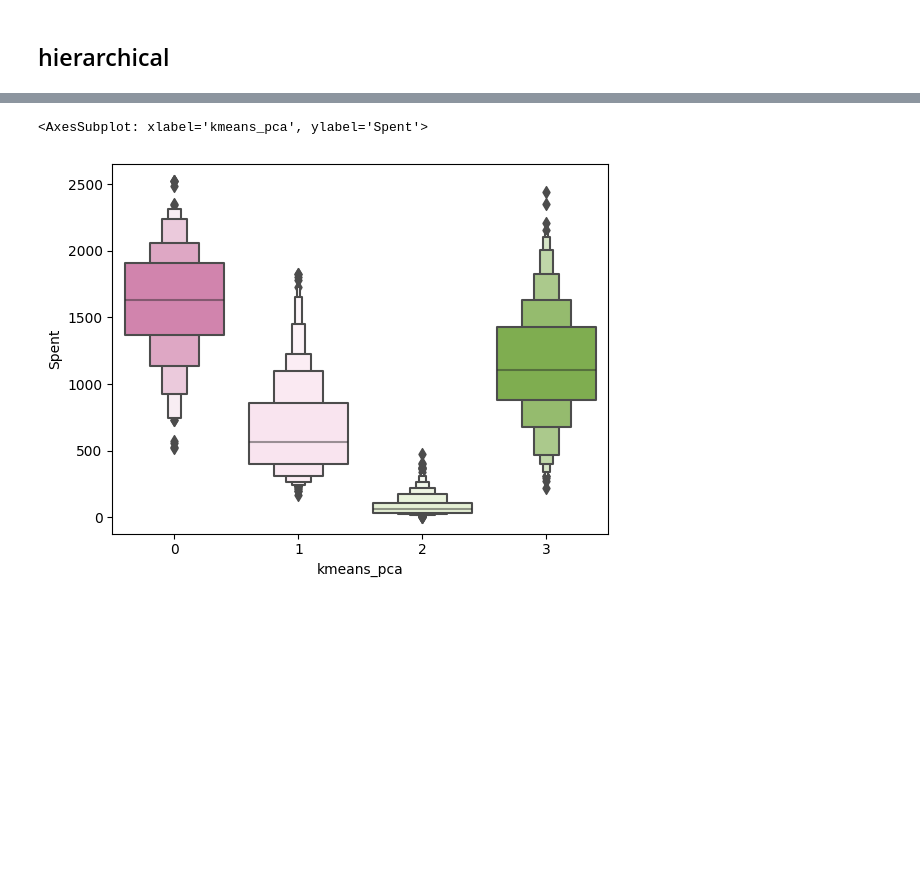
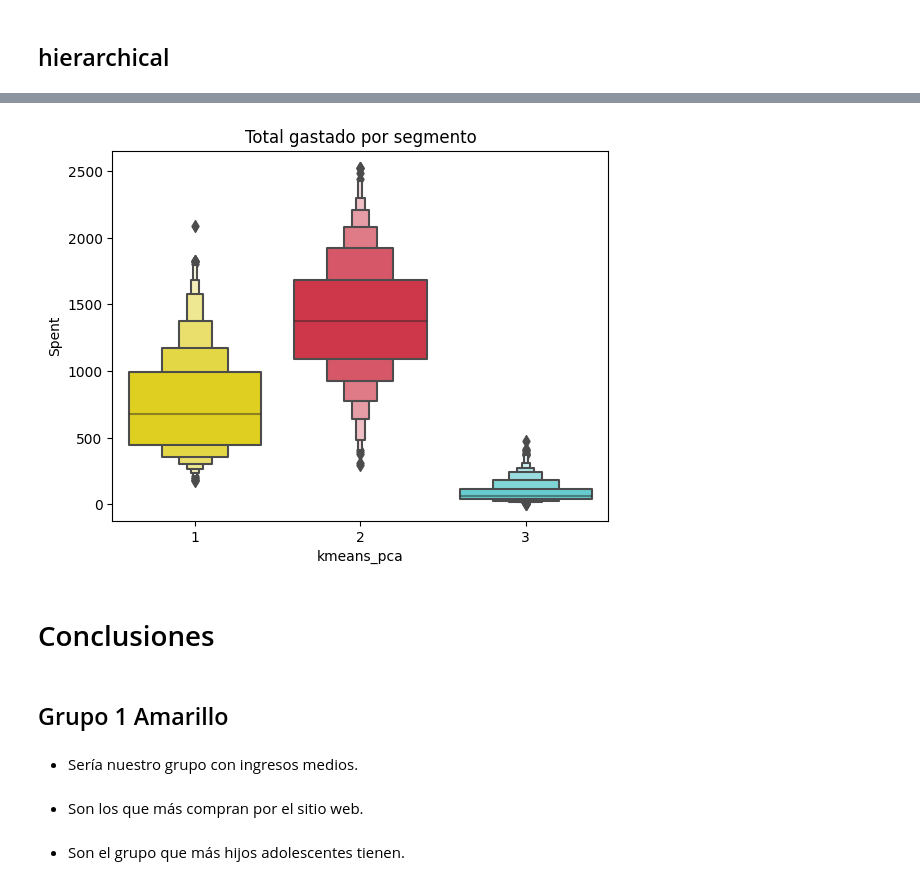
Before and after one commit to giraljv/Customer_personality_project, a Jupyter notebook: customer.ipynb, the cells around one changed output, grey strips where cells are left out. Saved outputs shown, nothing was run; the diff lists cells and outputs as text; code cells hidden in the pictures; blank space fills up the shorter version.

```diff
--- a/customer.ipynb
+++ b/customer.ipynb
@@ -3,3 +3,5 @@ import pandas as pd
 import seaborn as sns
 import matplotlib.pyplot as plt
 import numpy as np
+
+p = ['#ffea00','#e71d36','#55dde0']
@@ -391,7 +372,7 @@ df_pca_standard
 | 2235 | -2.270505 | 1.725892 | 2.151969 | -0.033005 | -1.409704 | -0.774572 | -0.697286 | -0.930835 | 0.619106 | -0.562078 | ... | ... |
 2236 rows × 33 columns
 # %%
-r = np.arange(20,33)
+r = np.arange(19,31)
 df_pca_standard.drop(r,axis=1,inplace=True)
 # %% [markdown]
 # Clustering
@@ -430,5 +411,5 @@ plt.show()
 # %%
-kmeans = KMeans(n_clusters=4)
+kmeans = KMeans(n_clusters=3)
 y= kmeans.fit_predict(df_pca_standard)
 print(silhouette_score(df_pca_standard,y))
 data_raw['kmeans_pca'] = y
@@ -477,0 +455,2 @@ plt.show()
+# %%
+data_raw['kmeans_pca'] = data_raw['kmeans_pca'].replace([0,1,2],[1,2,3])
@@ -478,5 +497,16 @@ plt.show()
 # %%
-sns.boxenplot(y=data_raw["Spent"],x=data_raw["kmeans_pca"], palette='PiYG' )
+sns.boxenplot(y=data_raw["Spent"],x=data_raw["kmeans_pca"], palette=p )
+plt.title('Total gastado por segmento')
+plt.show()
 # %% [output]
-<AxesSubplot: xlabel='kmeans_pca', ylabel='Spent'>
-[figure, old version]
+[figure, new version]
+# %% [markdown]
+# Conclusiones
+# %% [markdown]
+## Grupo 1 Amarillo
+# %% [markdown]
+- Sería nuestro grupo con ingresos medios.
+# %% [markdown]
+- Son los que más compran por el sitio web.
+# %% [markdown]
+- Son el grupo que más hijos adolescentes tienen.
```
Also changed, not shown: parts of 45 cells of this notebook.
